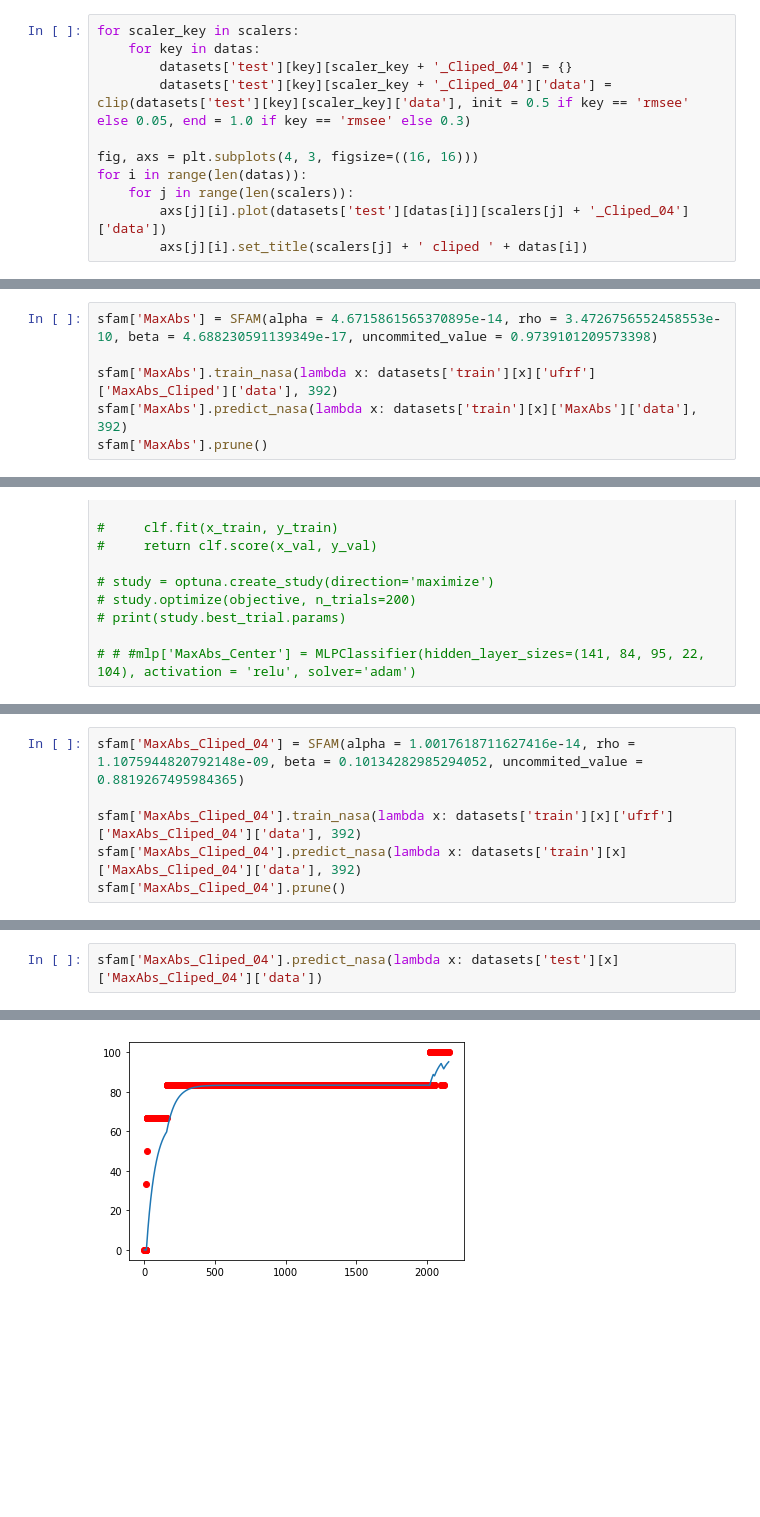
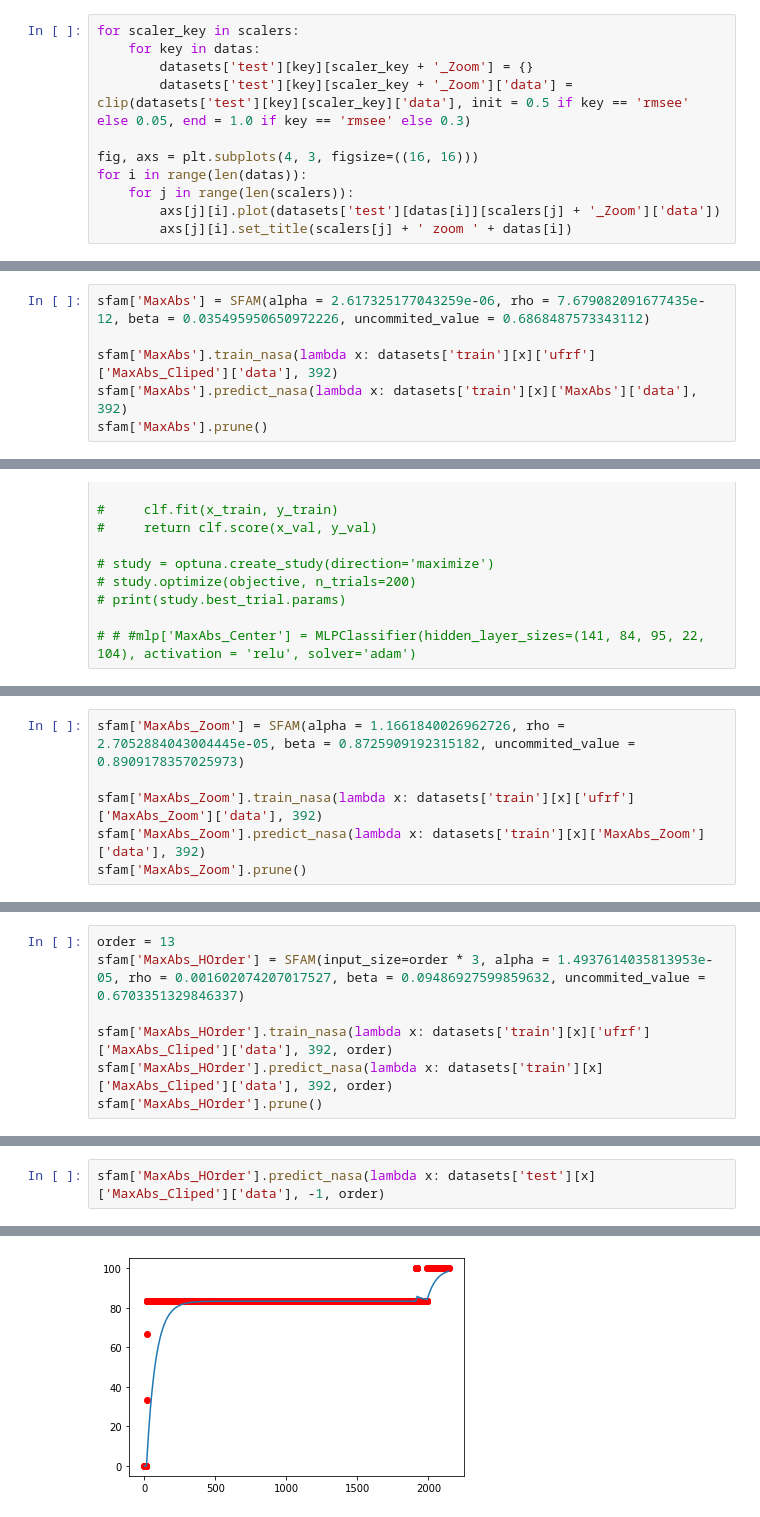
Before and after one commit to LeandroMoura3/neoprog, a Jupyter notebook: weibull_sfam.ipynb, the cells around one changed output, grey strips where cells are left out. Cells and saved outputs as stored; diff of their text form; blank space fills up the shorter version.

```diff
--- a/weibull_sfam.ipynb
+++ b/weibull_sfam.ipynb
@@ -451,14 +464,14 @@ for i in range(len(datas)):
 # %%
 for scaler_key in scalers:
     for key in datas:
-        datasets['test'][key][scaler_key + '_Cliped_04'] = {}
-        datasets['test'][key][scaler_key + '_Cliped_04']['data'] = clip(datasets['test'][key][scaler_key]['data'], init = 0.5 if key == 'rmsee' else 0.05, end = 1.0 if key == 'rmsee' else 0.3)
+        datasets['test'][key][scaler_key + '_Zoom'] = {}
+        datasets['test'][key][scaler_key + '_Zoom']['data'] = clip(datasets['test'][key][scaler_key]['data'], init = 0.5 if key == 'rmsee' else 0.05, end = 1.0 if key == 'rmsee' else 0.3)
 
 fig, axs = plt.subplots(4, 3, figsize=((16, 16)))
 for i in range(len(datas)):
     for j in range(len(scalers)):
-        axs[j][i].plot(datasets['test'][datas[i]][scalers[j] + '_Cliped_04']['data'])
-        axs[j][i].set_title(scalers[j] + ' cliped ' + datas[i])
+        axs[j][i].plot(datasets['test'][datas[i]][scalers[j] + '_Zoom']['data'])
+        axs[j][i].set_title(scalers[j] + ' zoom ' + datas[i])
 # %% [output]
 [figure]
 # %% [markdown]
@@ -589,7 +606,7 @@ for i in range(len(datas)):
 # %%
 sfam = {}
 # %%
-sfam['MaxAbs'] = SFAM(alpha = 4.6715861565370895e-14, rho = 3.4726756552458553e-10, beta = 4.688230591139349e-17, uncommited_value = 0.9739101209573398)
+sfam['MaxAbs'] = SFAM(alpha = 2.617325177043259e-06, rho = 7.679082091677435e-12, beta = 0.035495950650972226, uncommited_value = 0.6868487573343112)
 
 sfam['MaxAbs'].train_nasa(lambda x: datasets['train'][x]['ufrf']['MaxAbs_Cliped']['data'], 392)
 sfam['MaxAbs'].predict_nasa(lambda x: datasets['train'][x]['MaxAbs']['data'], 392)
@@ -783,0 +812,6 @@ mlp['MaxAbs_Center'].score(x_test, y_test)
+# %%
+sfam['MaxAbs_Zoom'] = SFAM(alpha = 1.1661840026962726, rho = 2.7052884043004445e-05, beta = 0.8725909192315182, uncommited_value = 0.8909178357025973)
+
+sfam['MaxAbs_Zoom'].train_nasa(lambda x: datasets['train'][x]['ufrf']['MaxAbs_Zoom']['data'], 392)
+sfam['MaxAbs_Zoom'].predict_nasa(lambda x: datasets['train'][x]['MaxAbs_Zoom']['data'], 392)
+sfam['MaxAbs_Zoom'].prune()
@@ -810,7 +915,8 @@ sfam['MaxAbs'].predict_nasa(lambda x: datasets['test2'][x]['MaxAbs']['data'])
 # %%
-sfam['MaxAbs_Cliped_04'] = SFAM(alpha = 1.0017618711627416e-14, rho = 1.1075944820792148e-09, beta = 0.10134282985294052, uncommited_value = 0.8819267495984365)
+order = 13
+sfam['MaxAbs_HOrder'] = SFAM(input_size=order * 3, alpha = 1.4937614035813953e-05, rho = 0.001602074207017527, beta = 0.09486927599859632, uncommited_value = 0.6703351329846337)
 
-sfam['MaxAbs_Cliped_04'].train_nasa(lambda x: datasets['train'][x]['ufrf']['MaxAbs_Cliped_04']['data'], 392)
-sfam['MaxAbs_Cliped_04'].predict_nasa(lambda x: datasets['train'][x]['MaxAbs_Cliped_04']['data'], 392)
-sfam['MaxAbs_Cliped_04'].prune()
+sfam['MaxAbs_HOrder'].train_nasa(lambda x: datasets['train'][x]['ufrf']['MaxAbs_Cliped']['data'], 392, order)
+sfam['MaxAbs_HOrder'].predict_nasa(lambda x: datasets['train'][x]['MaxAbs_Cliped']['data'], 392, order)
+sfam['MaxAbs_HOrder'].prune()
 # %% [output]
@@ -818,3 +924,3 @@ sfam['MaxAbs_Cliped_04'].prune()
 # %%
-sfam['MaxAbs_Cliped_04'].predict_nasa(lambda x: datasets['test'][x]['MaxAbs_Cliped_04']['data'])
+sfam['MaxAbs_HOrder'].predict_nasa(lambda x: datasets['test'][x]['MaxAbs_Cliped']['data'], -1, order)
 # %% [output]
@@ -822 +928 @@ sfam['MaxAbs_Cliped_04'].predict_nasa(lambda x: datasets['test'][x]['MaxAbs_Clip
-[figure, old version]
+[figure, new version]
```
Also changed, not shown: parts of 57 cells of this notebook, 9 other files.
